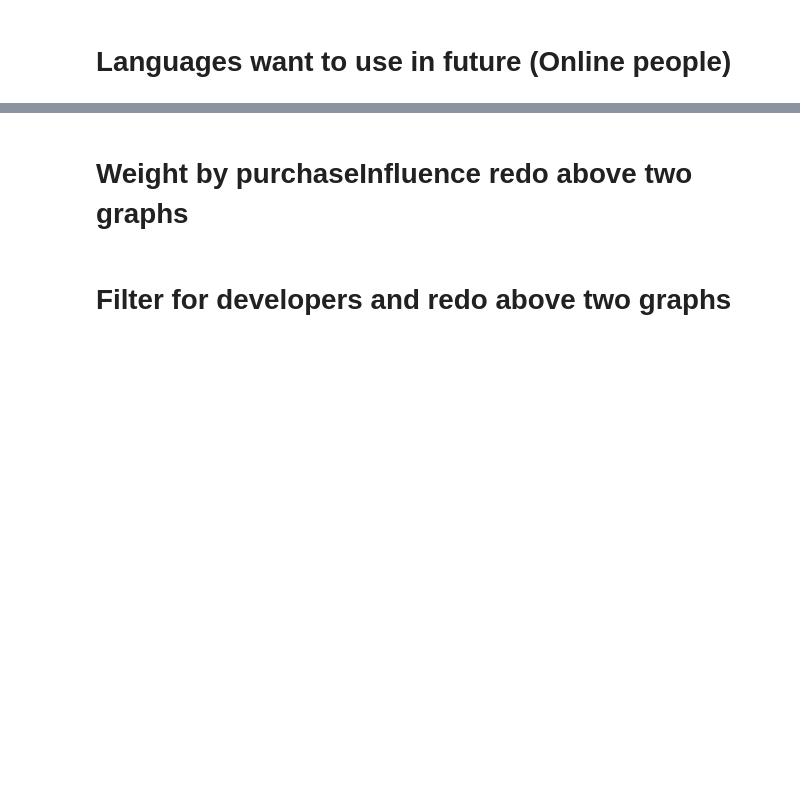
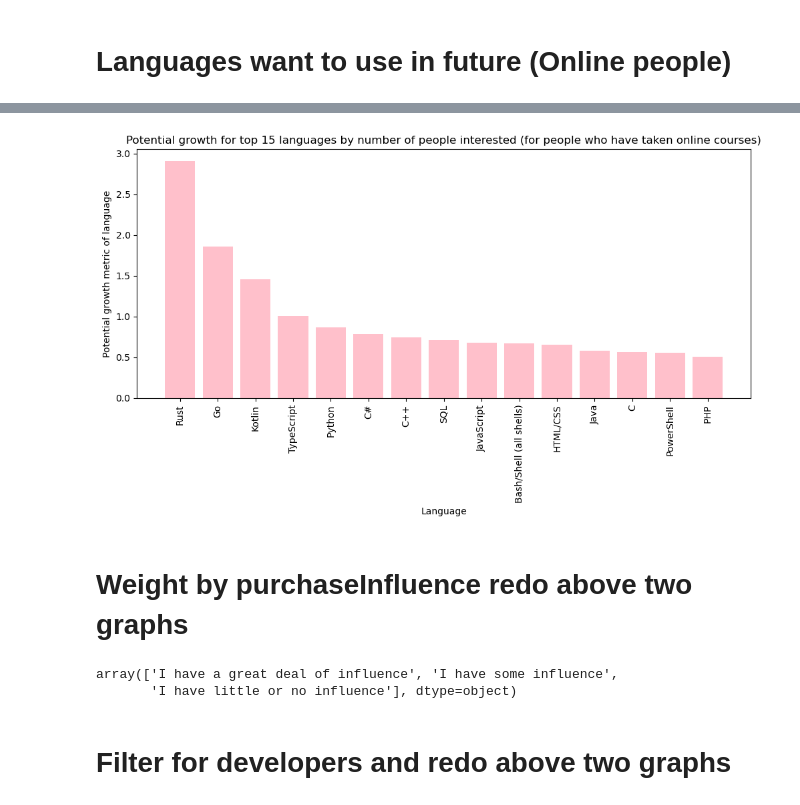
Before and after one commit to SarthakHa/stackoverflow-data-2023, a Jupyter notebook: analysis.ipynb, the cells around one changed output, grey strips where cells are left out. Saved outputs shown, nothing was run; the diff lists cells and outputs as text; code cells hidden in the pictures; blank space fills up the shorter version.

```diff
--- a/analysis.ipynb
+++ b/analysis.ipynb
@@ -425,4 +518,47 @@ plt.show()
+# %%
+#TODO: people want to take / people taken -> This shows the growth multiple of the language do this for top 15 languages
+top_15_want_langs = want_df[:15]
+
+want_lang_data = []
+for lang in unique_a_b(survey_results["LanguageWantToWorkWith"], survey_results["LanguageHaveWorkedWith"]):
+    worked_with = online_learners[online_learners[f"LanguageHaveWorkedWith={lang}"] == 1]
+    worked_with_len = len(worked_with)
+    want_to_work = online_learners[online_learners[f"LanguageWantToWorkWith={lang}"] == 1]
+    want_to_work_len = len(want_to_work)
+    prop = want_to_work_len/worked_with_len
+    want_lang_data.append([lang, worked_with_len, want_to_work_len, prop])
+
+want_lang_data_df = pd.DataFrame(want_lang_data, columns=["Language", "worked-with", "want-work-with", "growth-rate"])
+
+want_lang_data_df_top_15 = want_lang_data_df[want_lang_data_df["Language"].isin(top_15_langs["Language"])]
+want_lang_data_df_top_15 = want_lang_data_df_top_15.sort_values(by="growth-rate", ascending=False)
+
+
+plt.figure(figsize=(10, 6))
+plt.bar(want_lang_data_df_top_15['Language'], want_lang_data_df_top_15['growth-rate'], color='pink')
+plt.xlabel('Language')
+plt.ylabel('Potential growth metric of language')
+plt.title('Potential growth for top 15 languages by number of people interested (for people who have taken online courses)')
+
+# Rotating x-axis labels for better readability if there are many languages
+plt.xticks(rotation=90)
+plt.tight_layout()
+
+plt.show()
+# %% [output]
+[figure, added]
 # %% [markdown]
 # Weight by purchaseInfluence redo above two graphs
+# %%
+purchase_influence_mapping = {"I have a great deal of influence" : 3, "I have some influence" : 2, "I have little or no influence" : 1}
+
+purchase_influence_df = online_learners.copy(deep=True)
+purchase_influence_df = purchase_influence_df.dropna(subset=["PurchaseInfluence"])
+purchase_influence_df["PurchaseInfluence"].unique()
+purchase_influence_df["PurchaseInfluence"] = online_learners.apply(lambda x:purchase_influence_mapping[x["PurchaseInfluence"]], axis=1)
+purchase_influence_df["PurchaseInfluence"].unique()
+# %% [output]
+array(['I have a great deal of influence', 'I have some influence',
+       'I have little or no influence'], dtype=object)
 # %% [markdown]
 # Filter for developers and redo above two graphs
```
Also changed, not shown: parts of 7 cells of this notebook.
